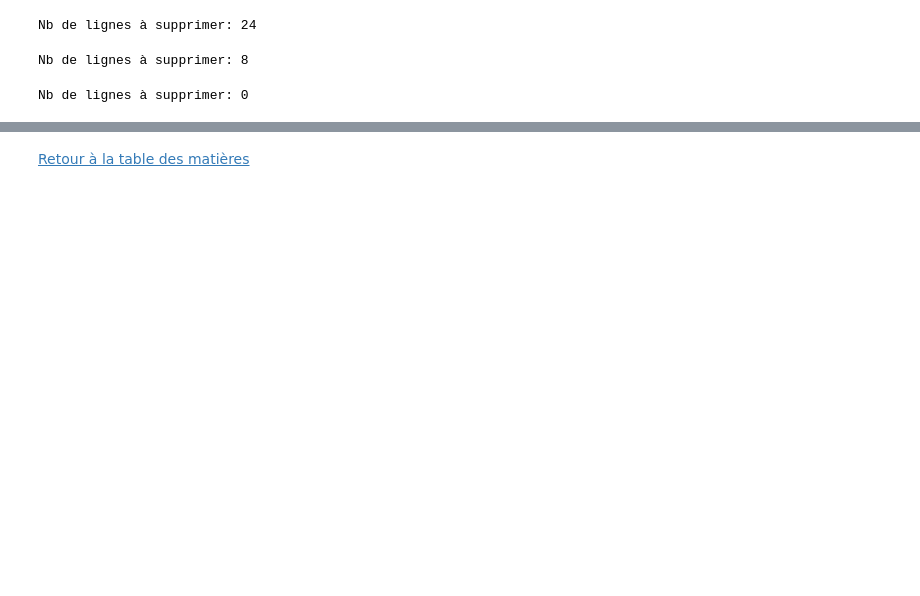
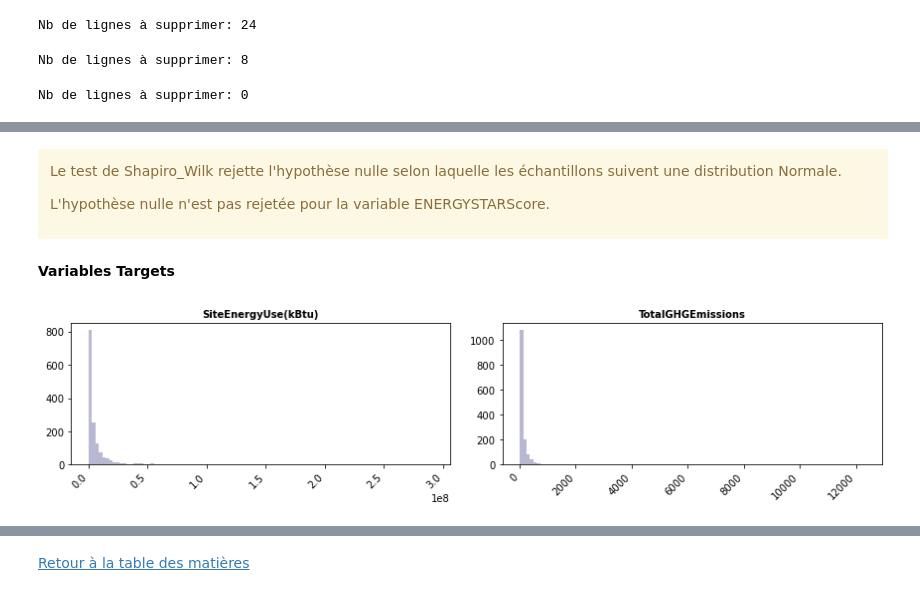
Before and after one commit to Milie-Mimi/-OC_DS_Project4, a Jupyter notebook: Pélec_01_notebook.ipynb, the cells around one changed output, grey strips where cells are left out. Cells and saved outputs as stored; diff of their text form; code cells hidden in the pictures; blank space fills up the shorter version.

```diff
--- a/Pélec_01_notebook.ipynb
+++ b/Pélec_01_notebook.ipynb
@@ -665,0 +662,14 @@ Name: GFAParking%, dtype: float64
+# %% [markdown]
+<div class="alert alert-block alert-warning">
+    <p> Le test de Shapiro_Wilk rejette l'hypothèse nulle selon laquelle les échantillons suivent une distribution Normale. </p>
+    <p> L'hypothèse nulle n'est pas rejetée pour la variable ENERGYSTARScore. </p>
+</div>
+# %% [markdown]
+**Variables Targets**
+# %%
+col_target = ['SiteEnergyUse(kBtu)', 'TotalGHGEmissions']
+
+fig = plt.figure(figsize=(12,3))
+univariate_plots_hist(data_clean, col_target, 1, 2, 100)
+# %% [output]
+[figure, added]
```
Also changed, not shown: parts of 228 cells of this notebook.
